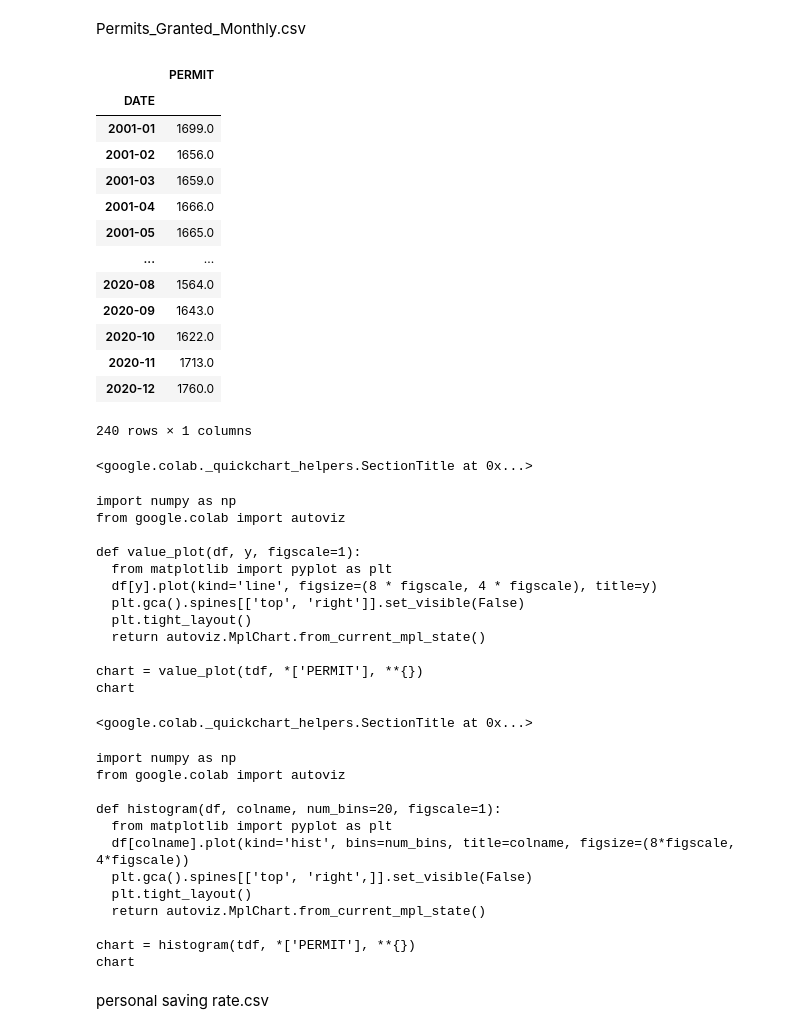
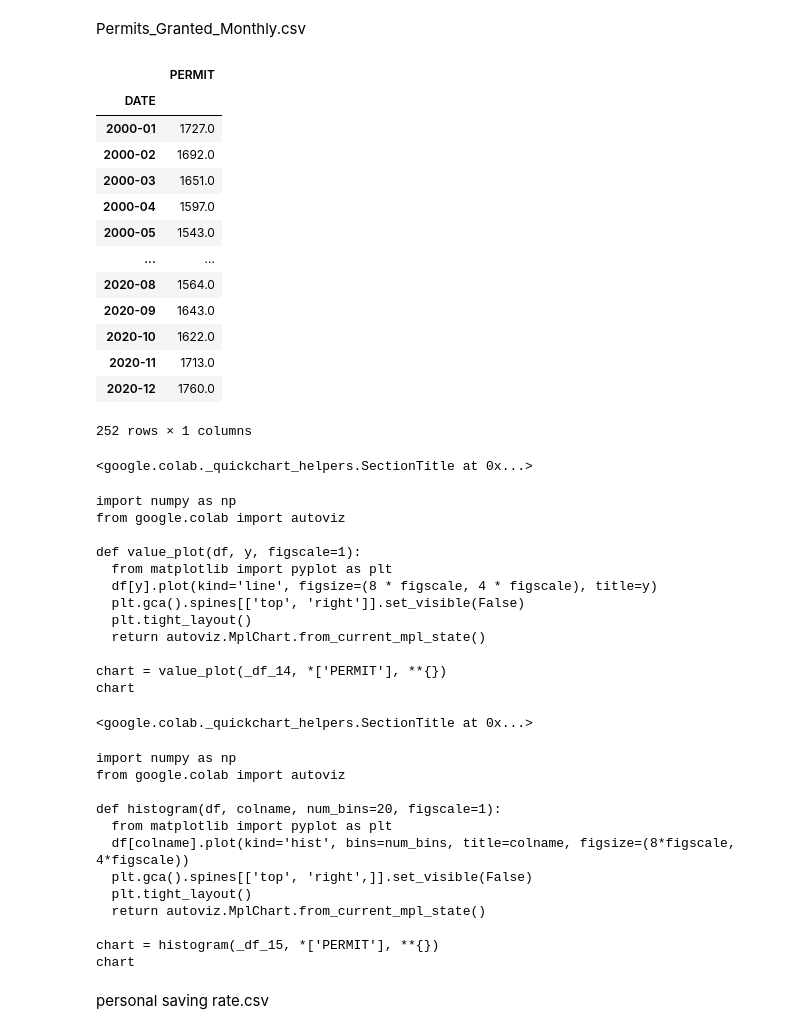
Before and after one commit to Praz98/HomeLLC, a Jupyter notebook: HomeLLC_basic_data_cleani.ipynb, the cells around one changed output. Cells and saved outputs as stored; diff of their text form; code cells hidden in the pictures.

```diff
--- a/HomeLLC_basic_data_cleani.ipynb
+++ b/HomeLLC_basic_data_cleani.ipynb
@@ -821,29 +811,29 @@ Permits_Granted_Monthly.csv
 # %%
 tdf = pd.read_csv("/content/drive/MyDrive/HOME LLC CSV/PERMIT.csv")
 tdf.DATE = pd.to_datetime(tdf.DATE,format="%Y-%m-%d")
 tdf.DATE = tdf.DATE.dt.strftime('%Y-%m')
 tdf.set_index(tdf.DATE,inplace=True)
 tdf.drop(columns={"DATE"},inplace=True)
 tdf.rename(columns={"PERMIT(th)":"permits"},inplace=True)
-tdf = tdf["2001-01":"2020-12"]
+tdf = tdf["2000-01":"2020-12"]
 
 tdf.to_csv("/content/drive/MyDrive/cleaned data/Permits_Granted_Monthly.csv")
 tdf
 # %% [output]
 |  | PERMIT |
 | DATE |  |
-| 2001-01 | 1699.0 |
-| 2001-02 | 1656.0 |
-| 2001-03 | 1659.0 |
-| 2001-04 | 1666.0 |
-| 2001-05 | 1665.0 |
+| 2000-01 | 1727.0 |
+| 2000-02 | 1692.0 |
+| 2000-03 | 1651.0 |
+| 2000-04 | 1597.0 |
+| 2000-05 | 1543.0 |
 | ... | ... |
 | 2020-08 | 1564.0 |
 | 2020-09 | 1643.0 |
 | 2020-10 | 1622.0 |
 | 2020-11 | 1713.0 |
 | 2020-12 | 1760.0 |
-240 rows × 1 columns
+252 rows × 1 columns
 <google.colab._quickchart_helpers.SectionTitle at 0x...>
 import numpy as np
 from google.colab import autoviz
@@ -855,7 +845,7 @@ def value_plot(df, y, figscale=1):
   plt.tight_layout()
   return autoviz.MplChart.from_current_mpl_state()
 
-chart = value_plot(tdf, *['PERMIT'], **{})
+chart = value_plot(_df_14, *['PERMIT'], **{})
 chart
 <google.colab._quickchart_helpers.SectionTitle at 0x...>
 import numpy as np
@@ -868,7 +858,7 @@ def histogram(df, colname, num_bins=20, figscale=1):
   plt.tight_layout()
   return autoviz.MplChart.from_current_mpl_state()
 
-chart = histogram(tdf, *['PERMIT'], **{})
+chart = histogram(_df_15, *['PERMIT'], **{})
 chart
 # %% [markdown]
 personal saving rate.csv
```
Also changed, not shown: parts of 28 cells of this notebook.
